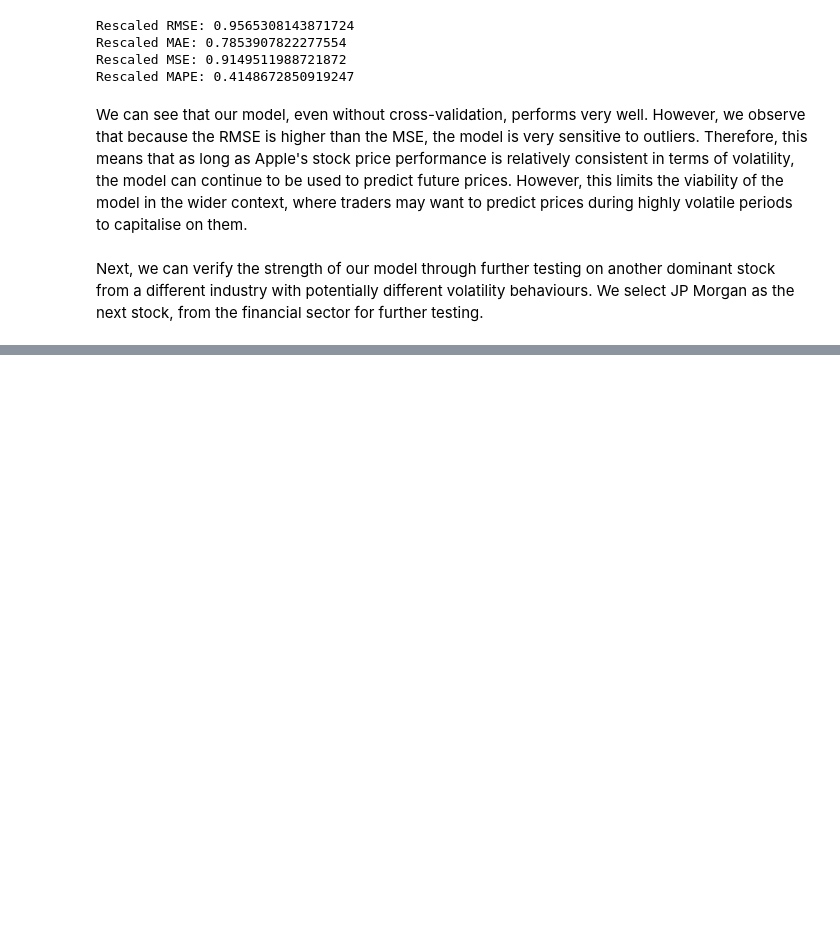
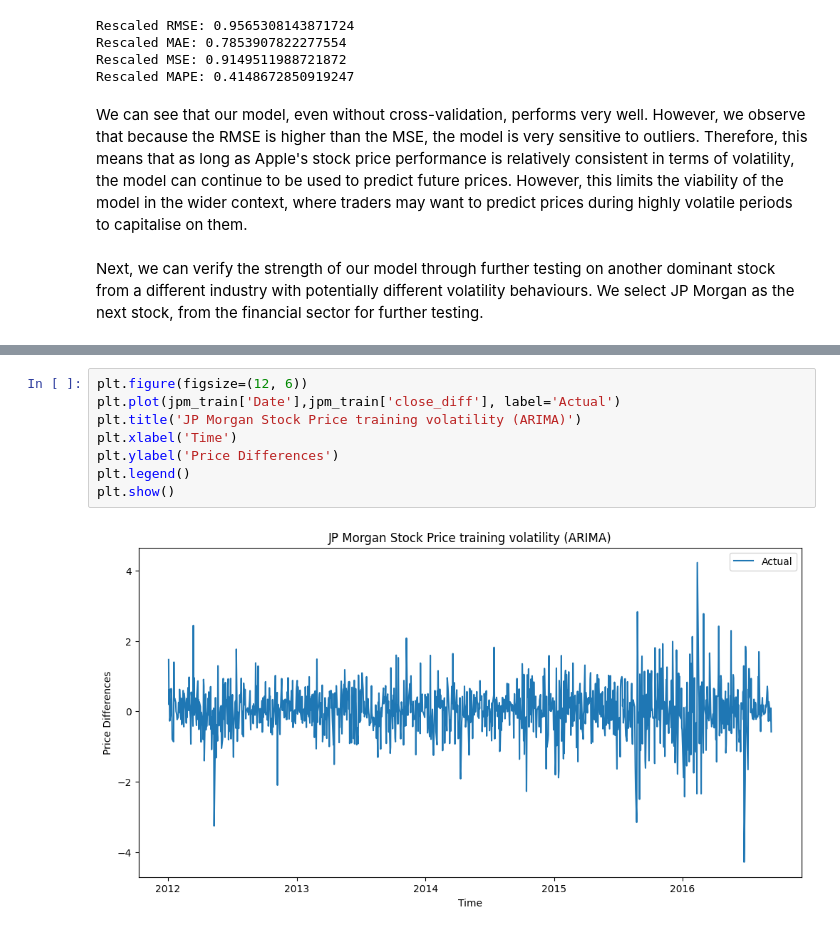
Before and after one commit to AdamChoong0095/NUS-Stock-Data, a Jupyter notebook: Stock_price_prediction.ipynb, the cells around one changed output, grey strips where cells are left out. Drawn from its saved outputs; the diff is of its cells as text; blank space fills up the shorter version.

```diff
--- a/Stock_price_prediction.ipynb
+++ b/Stock_price_prediction.ipynb
@@ -589,0 +703,10 @@ Next, we can verify the strength of our model through further testing on another
+# %%
+plt.figure(figsize=(12, 6))
+plt.plot(jpm_train['Date'],jpm_train['close_diff'], label='Actual')
+plt.title('JP Morgan Stock Price training volatility (ARIMA)')
+plt.xlabel('Time')
+plt.ylabel('Price Differences')
+plt.legend()
+plt.show()
+# %% [output]
+[figure, added]
```
Also changed, not shown: parts of 11 cells of this notebook.
